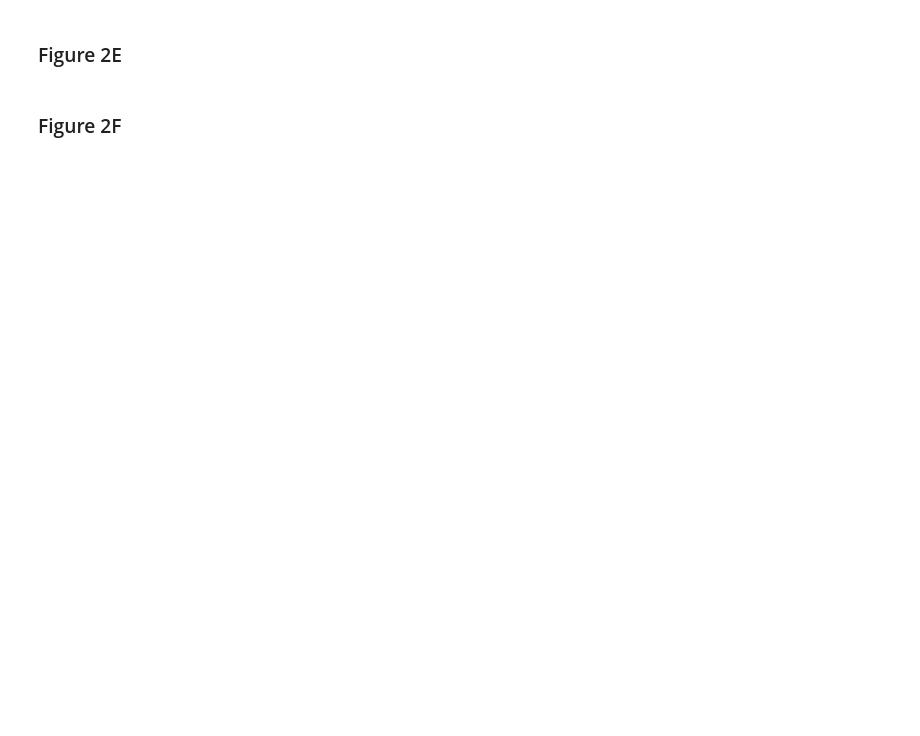
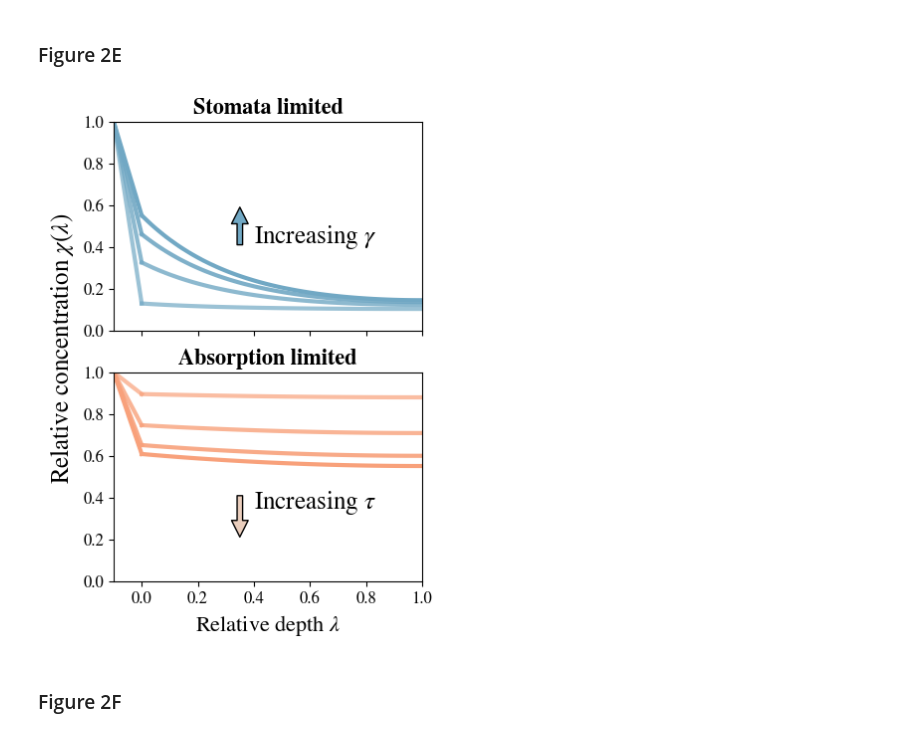
Before and after one commit to andreas-stillits/CarbonFixationModel1D, a Jupyter notebook: figures/scripts/figure2.ipynb, the cells around one changed output. Saved outputs shown, nothing was run; the diff lists cells and outputs as text; code cells hidden in the pictures; blank space fills up the shorter version.

```diff
--- a/figures/scripts/figure2.ipynb
+++ b/figures/scripts/figure2.ipynb
@@ -17,4 +274,45 @@ PATH = ROOT + "figures/scripts/"
 # %% [markdown]
 ### Figure 2E
+# %%
+lambda_st = 0.1
+lambdas = np.linspace(0, 1, 100)
+chi = lambda x, tau, gamma, chi_=0.1: chi_ + (1-chi_)/(1 + tau*np.tanh(tau)/gamma)*(np.cosh(tau*(1-x)))/(np.cosh(tau))
+
+stomata_lim_fig = []
+tau, gammas = (3.0, [0.1, 1.0, 2, 3.0]) # tau, gammas
+for gamma in gammas:
+    stomata_lim_fig.append(chi(lambdas, tau, gamma))
+
+absorption_lim_fig = []
+gamma, taus = (0.3, [0.2, 0.35, 0.45, 0.5]) # gamma, taus
+for tau in taus:
+    absorption_lim_fig.append(chi(lambdas, tau, gamma))
+
+fig, (ax1, ax2) = plt.subplots(2, 1, figsize=(4, 6), sharex=True, sharey=True)
+alphas = [0.7, 0.8, 0.9, 1.0]
+
+def fill_subplot(ax, data, title, c, fs=16):
+    for z, alpha in zip(data, alphas):
+        ax.plot(lambdas, z, color=c, alpha = alpha, linewidth=3)
+        ax.plot([-lambda_st, 0], [1, z[0]], color=c, alpha=alpha, linewidth=3)
+    ax.set_title(title, fontsize=fs, weight='bold')
+    ax.set_xlim(-lambda_st, 1)
+    ax.set_ylim(0, 1)
+
+fill_subplot(ax1, stomata_lim_fig, 'Stomata limited', c=colorI)
+ax1.text(0.4, 0.42, r'Increasing $\gamma$', fontsize=18, color='black')
+ax1.annotate('', xy=(0.35, 0.6), xytext=(0.35, 0.4), arrowprops=dict(facecolor=colorI, shrink=0.05))
+
+fill_subplot(ax2, absorption_lim_fig, 'Absorption limited', c=colorIII)
+ax2.text(0.4, 0.35, r'Increasing $\tau$', fontsize=18, color='black')
+ax2.annotate('', xy=(0.35, 0.2), xytext=(0.35, 0.42), arrowprops=dict(facecolor=colorII, shrink=0.05))
+ax2.set_xlabel(r'Relative depth $\lambda$', fontsize=16)
+fig.supylabel(r'Relative concentration $\chi(\lambda)$', fontsize=18, x=-0.04)
+
+plt.savefig(ROOT + 'figures/vectorgraphics/figure2/figure2E.svg')
+plt.savefig(ROOT + 'figures/vectorgraphics/figure2/figure2E.png', dpi=300)
+plt.show()
+# %% [output]
+[figure, added]
 # %% [markdown]
 ### Figure 2F
```
Also changed, not shown: parts of 8 cells of this notebook, 14 other files.
